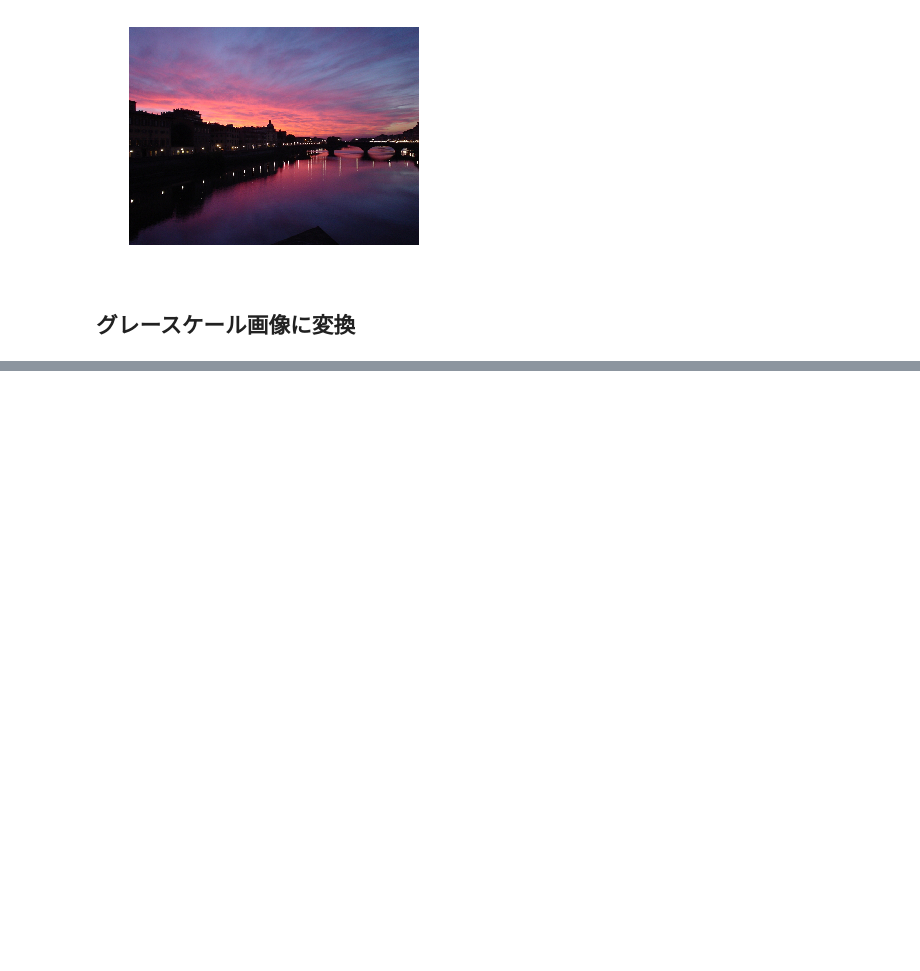
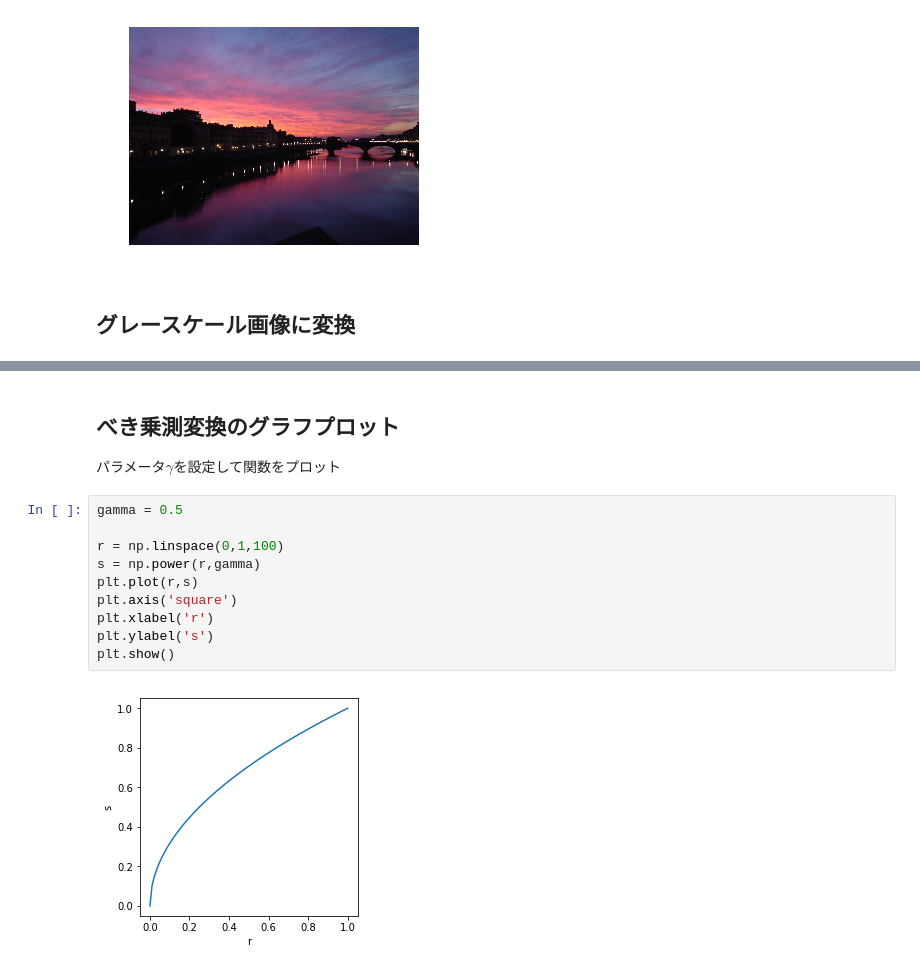
Before and after one commit to msiplab/VieWork, a Jupyter notebook: vie_sec4_powerlaw.ipynb, the cells around one changed output, grey strips where cells are left out. Saved outputs shown, nothing was run; the diff lists cells and outputs as text; blank space fills up the shorter version.

```diff
--- a/vie_sec4_powerlaw.ipynb
+++ b/vie_sec4_powerlaw.ipynb
@@ -50,0 +75,15 @@ plt.axis('off')
+# %% [markdown]
+## べき乗測変換のグラフプロット
+パラメータ$\gamma$を設定して関数をプロット
+# %%
+gamma = 0.5
+
+r = np.linspace(0,1,100)
+s = np.power(r,gamma)
+plt.plot(r,s)
+plt.axis('square')
+plt.xlabel('r')
+plt.ylabel('s')
+plt.show()
+# %% [output]
+[figure, added]
```
Also changed, not shown: parts of 8 cells of this notebook.
